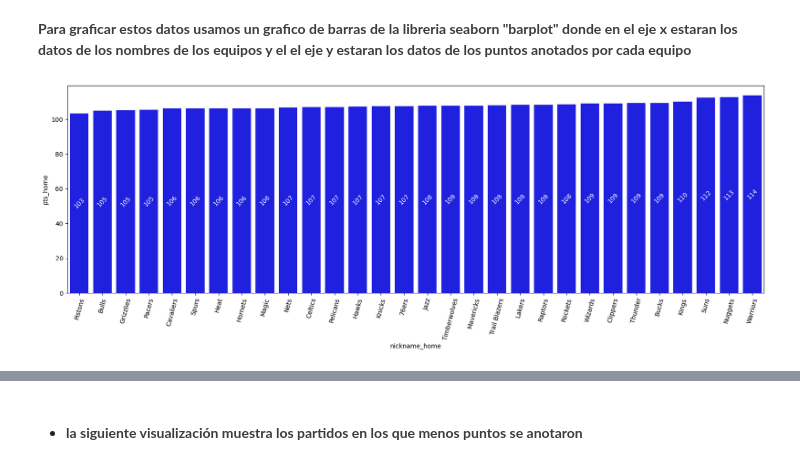
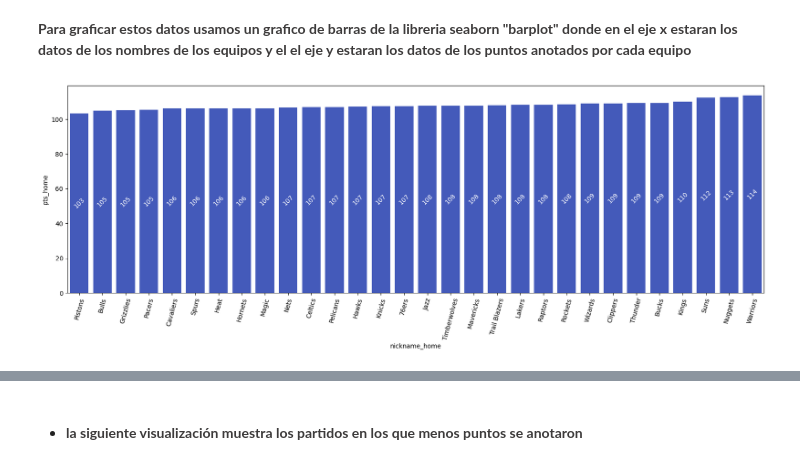
Before and after one commit to GabrielCastro1221/Analisis_de_datos_NBA_Jupyter_notebook, a Jupyter notebook: ProyectoDS_Gabriel_Castro_Ramirez.ipynb, the cells around one changed output, grey strips where cells are left out. Cells and saved outputs as stored; diff of their text form; code cells hidden in the pictures.

```diff
--- a/ProyectoDS_Gabriel_Castro_Ramirez.ipynb
+++ b/ProyectoDS_Gabriel_Castro_Ramirez.ipynb
@@ -293,14 +285,14 @@ plt.show()
 # %%
 plt.figure(figsize=(20,6))
 victoria_local = juegos_NBA[juegos_NBA["home_team_wins"] == 1]
 puntos = victoria_local.groupby("nickname_home")['pts_home'].mean().reset_index().sort_values('pts_home')
 
-ax = sns.barplot(data=victoria_local, x="nickname_home", y="pts_home", order=puntos["nickname_home"], errorbar=None, color="blue")
+ax = sns.barplot(data=victoria_local, x="nickname_home", y="pts_home", order=puntos["nickname_home"], errorbar=None, color="#314DCD")
 ax.bar_label(ax.containers[-1], fmt="%.0f", label_type="center", rotation=45, color="white")
 plt.xticks(rotation=75)
 plt.show()
 # %% [output]
-[figure, old version]
+[figure, new version]
 # %% [markdown]
 ![logo](./img/l.png)
 # %% [markdown]
```
Also changed, not shown: parts of 9 cells of this notebook.
